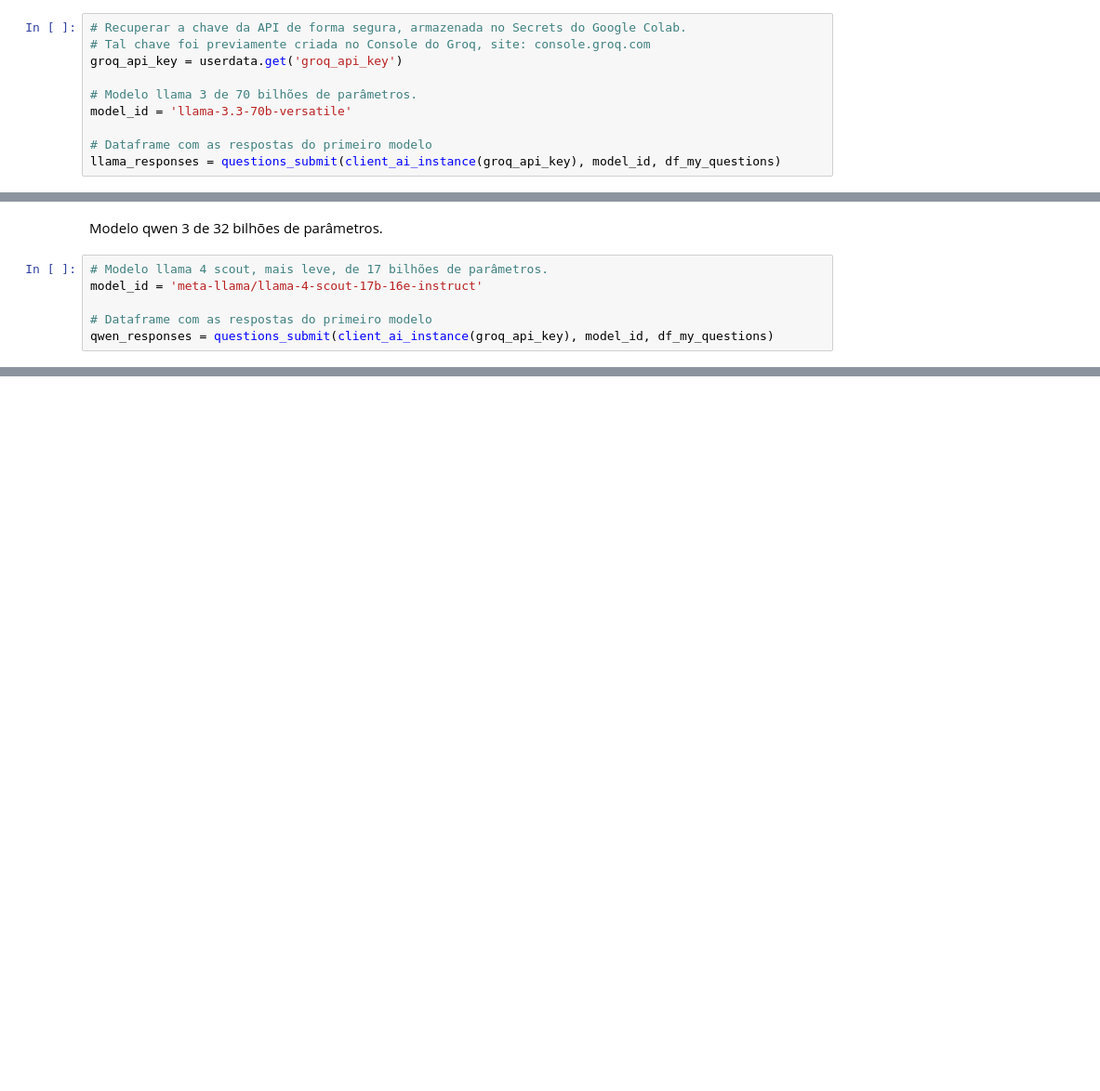
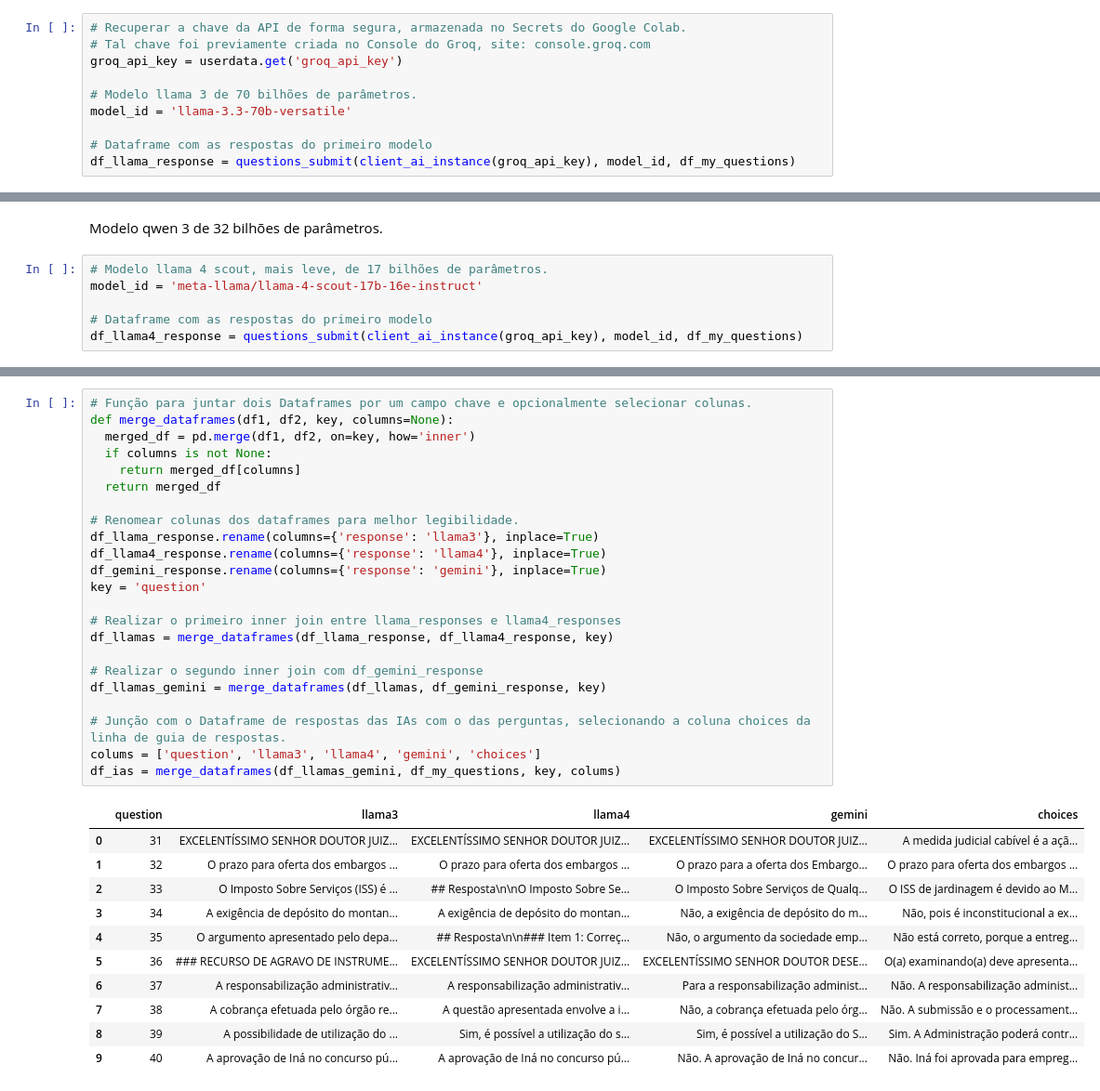
Before and after one commit to eduoududu/juridico, a Jupyter notebook: models/open_questions.ipynb, the cells around one changed output, grey strips where cells are left out. Shown at 93% size. Saved outputs shown, nothing was run; the diff lists cells and outputs as text; blank space fills up the shorter version.

```diff
--- a/models/open_questions.ipynb
+++ b/models/open_questions.ipynb
@@ -114,5 +117,5 @@ groq_api_key = userdata.get('groq_api_key')
 model_id = 'llama-3.3-70b-versatile'
 
 # Dataframe com as respostas do primeiro modelo
-llama_responses = questions_submit(client_ai_instance(groq_api_key), model_id, df_my_questions)
+df_llama_response = questions_submit(client_ai_instance(groq_api_key), model_id, df_my_questions)
 # %% [output]
@@ -143,5 +136,5 @@ Modelo qwen 3 de 32 bilhões de parâmetros.
 model_id = 'meta-llama/llama-4-scout-17b-16e-instruct'
 
 # Dataframe com as respostas do primeiro modelo
-qwen_responses = questions_submit(client_ai_instance(groq_api_key), model_id, df_my_questions)
+df_llama4_response = questions_submit(client_ai_instance(groq_api_key), model_id, df_my_questions)
 # %% [output]
@@ -158,0 +214,35 @@ qwen_responses = questions_submit(client_ai_instance(groq_api_key), model_id, df
+# %%
+# Função para juntar dois Dataframes por um campo chave e opcionalmente selecionar colunas.
+def merge_dataframes(df1, df2, key, columns=None):
+  merged_df = pd.merge(df1, df2, on=key, how='inner')
+  if columns is not None:
+    return merged_df[columns]
+  return merged_df
+
+# Renomear colunas dos dataframes para melhor legibilidade.
+df_llama_response.rename(columns={'response': 'llama3'}, inplace=True)
+df_llama4_response.rename(columns={'response': 'llama4'}, inplace=True)
+df_gemini_response.rename(columns={'response': 'gemini'}, inplace=True)
+key = 'question'
+
+# Realizar o primeiro inner join entre llama_responses e llama4_responses
+df_llamas = merge_dataframes(df_llama_response, df_llama4_response, key)
+
+# Realizar o segundo inner join com df_gemini_response
+df_llamas_gemini = merge_dataframes(df_llamas, df_gemini_response, key)
+
+# Junção com o Dataframe de respostas das IAs com o das perguntas, selecionando a coluna choices da linha de guia de respostas.
+colums = ['question', 'llama3', 'llama4', 'gemini', 'choices']
+df_ias = merge_dataframes(df_llamas_gemini, df_my_questions, key, colums)
+# %% [output]
+|  | question | llama3 | llama4 | gemini | choices |
+| 0 | 31 | EXCELENTÍSSIMO SENHOR DOUTOR JUIZ... | EXCELENTÍSSIMO SENHOR DOUTOR JUIZ... | EXCELENTÍSSIMO SENHOR DOUTOR JUIZ... | A medida judicial cabível é a açã... |
+| 1 | 32 | O prazo para oferta dos embargos ... | O prazo para oferta dos embargos ... | O prazo para a oferta dos Embargo... | O prazo para oferta dos embargos ... |
+| 2 | 33 | O Imposto Sobre Serviços (ISS) é ... | ## Resposta\n\nO Imposto Sobre Se... | O Imposto Sobre Serviços de Qualq... | O ISS de jardinagem é devido ao M... |
+| 3 | 34 | A exigência de depósito do montan... | A exigência de depósito do montan... | Não, a exigência de depósito do m... | Não, pois é inconstitucional a ex... |
+| 4 | 35 | O argumento apresentado pelo depa... | ## Resposta\n\n### Item 1: Correç... | Não, o argumento da sociedade emp... | Não está correto, porque a entreg... |
+| 5 | 36 | ### RECURSO DE AGRAVO DE INSTRUME... | EXCELENTÍSSIMO SENHOR DOUTOR JUIZ... | EXCELENTÍSSIMO SENHOR DOUTOR DESE... | O(a) examinando(a) deve apresenta... |
+| 6 | 37 | A responsabilização administrativ... | A responsabilização administrativ... | Para a responsabilização administ... | Não. A responsabilização administ... |
+| 7 | 38 | A cobrança efetuada pelo órgão re... | A questão apresentada envolve a i... | Não, a cobrança efetuada pelo órg... | Não. A submissão e o processament... |
+| 8 | 39 | A possibilidade de utilização do ... | Sim, é possível a utilização do s... | Sim, é possível a utilização do S... | Sim. A Administração poderá contr... |
+| 9 | 40 | A aprovação de Iná no concurso pú... | A aprovação de Iná no concurso pú... | Não. A aprovação de Iná no concur... | Não. Iná foi aprovada para empreg... |
```
Also changed, not shown: parts of 25 cells of this notebook, 2 other files.
